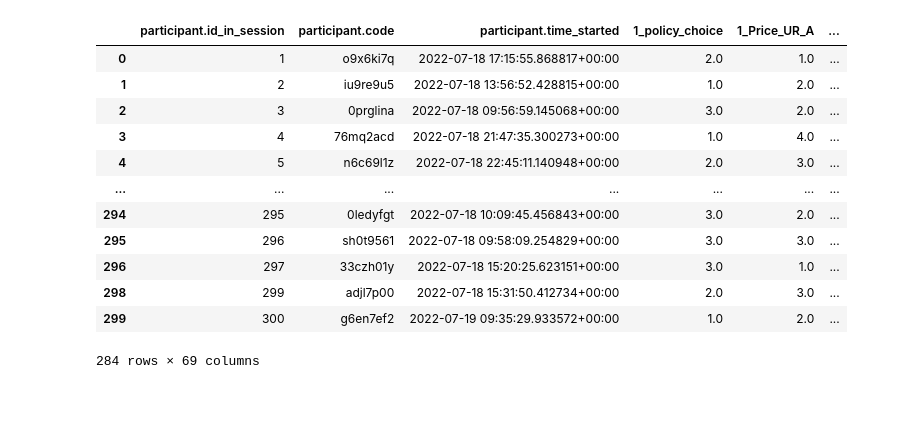
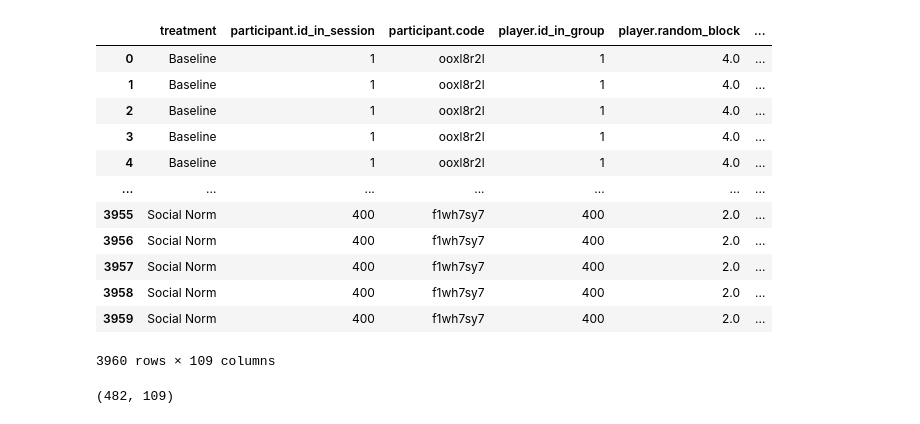
Before and after one commit to saraghivarello/APlanet, a Jupyter notebook: Pilot_2/Rearrange_datasets/part2_to_rows.ipynb, the cells around one changed output. Drawn from its saved outputs; the diff is of its cells as text; code cells hidden in the pictures.

```diff
--- a/Pilot_2/Rearrange_datasets/part2_to_rows.ipynb
+++ b/Pilot_2/Rearrange_datasets/part2_to_rows.ipynb
@@ -39,13 +84,15 @@ df2.rename(columns = {'player.policy_choice':'1_policy_choice','player.Price_UR_
+# %%
+N=334
 # %%
-for i in [1,2,3,4,5]:
-    df2['%d_policy_choice' %(i+1)] = np.append(df2['1_policy_choice'][(N*i):(N*(i+1))].tolist(),np.zeros(1420))
-    df2['%d_Price_UR_A' %(i+1)] = np.append(df2['1_Price_UR_A'][(N*i):(N*(i+1))].tolist(),np.zeros(1420))
-    df2['%d_Price_UN_A' %(i+1)] = np.append(df2['1_Price_UN_A'][(N*i):(N*(i+1))].tolist(),np.zeros(1420))
-    df2['%d_Price_O_A' %(i+1)] = np.append(df2['1_Price_O_A' ][(N*i):(N*(i+1))].tolist(),np.zeros(1420))
-    df2['%d_EV_A' %(i+1)] = np.append(df2['1_EV_A' ][(N*i):(N*(i+1))].tolist(),np.zeros(1420))
-    df2['%d_Revenue_A' %(i+1)] = np.append(df2['1_Revenue_A' ][(N*i):(N*(i+1))].tolist(),np.zeros(1420))
-    df2['%d_Price_UR_B' %(i+1)] = np.append(df2['1_Price_UR_B' ][(N*i):(N*(i+1))].tolist(),np.zeros(1420))
-    df2['%d_Price_UN_B' %(i+1)] = np.append(df2['1_Price_UN_B' ][(N*i):(N*(i+1))].tolist(),np.zeros(1420))
-    df2['%d_Price_O_B' %(i+1)] = np.append(df2['1_Price_O_B' ][(N*i):(N*(i+1))].tolist(),np.zeros(1420))
-    df2['%d_EV_B' %(i+1)] = np.append(df2['1_EV_B' ][(N*i):(N*(i+1))].tolist(),np.zeros(1420))
-    df2['%d_Revenue_B' %(i+1)] = np.append(df2['1_Revenue_B' ][(N*i):(N*(i+1))].tolist(),np.zeros(1420))
+for i in [1,2,3,4,5,6,7]:
+    df1c['%d_policy_choice' %(i+1)] = np.append(df1c['1_policy_choice'][(N*i):(N*(i+1))].tolist(),np.zeros(N*7))
+    df1c['%d_Price_UR_A' %(i+1)] = np.append(df1c['1_Price_UR_A'][(N*i):(N*(i+1))].tolist(),np.zeros(N*7))
+    df1c['%d_Price_UN_A' %(i+1)] = np.append(df1c['1_Price_UN_A'][(N*i):(N*(i+1))].tolist(),np.zeros(N*7))
+    df1c['%d_Price_O_A' %(i+1)] = np.append(df1c['1_Price_O_A' ][(N*i):(N*(i+1))].tolist(),np.zeros(N*7))
+    df1c['%d_EV_A' %(i+1)] = np.append(df1c['1_EV_A' ][(N*i):(N*(i+1))].tolist(),np.zeros(N*7))
+    df1c['%d_Revenue_A' %(i+1)] = np.append(df1c['1_Revenue_A' ][(N*i):(N*(i+1))].tolist(),np.zeros(N*7))
+    df1c['%d_Price_UR_B' %(i+1)] = np.append(df1c['1_Price_UR_B' ][(N*i):(N*(i+1))].tolist(),np.zeros(N*7))
+    df1c['%d_Price_UN_B' %(i+1)] = np.append(df1c['1_Price_UN_B' ][(N*i):(N*(i+1))].tolist(),np.zeros(N*7))
+    df1c['%d_Price_O_B' %(i+1)] = np.append(df1c['1_Price_O_B' ][(N*i):(N*(i+1))].tolist(),np.zeros(N*7))
+    df1c['%d_EV_B' %(i+1)] = np.append(df1c['1_EV_B' ][(N*i):(N*(i+1))].tolist(),np.zeros(N*7))
+    df1c['%d_Revenue_B' %(i+1)] = np.append(df1c['1_Revenue_B' ][(N*i):(N*(i+1))].tolist(),np.zeros(N*7))
@@ -53,0 +101,4 @@ df2 = df2[0:N]
+# %%
+df1c
+for col in ['player.attributes_binary_1', 'player.attributes_binary_2', 'player.attributes_binary_3', 'player.attributes_binary_4', 'player.attributes_binary_5']:
+    df1c[col] = df1c.groupby('participant.code')[col].transform(lambda x: x.ffill().bfill())
@@ -53,0 +134,9 @@ df2 = df2[0:N]
+# %%
+#merge values of player.attributes binary where df1c[df1c['subsession.round_number'] == 8] to all participants according to their participant.code
+filtered_df = df1c[df1c['subsession.round_number'] == 8][['participant.code', 'player.attributes_binary_1', 'player.attributes_binary_2', 'player.attributes_binary_3', 'player.attributes_binary_4', 'player.attributes_binary_5']]
+
+# Merge the filtered DataFrame back to the original DataFrame on participant.code
+df1c = df1c.merge(filtered_df, on='participant.code', how='inner')
+
+# Display the updated DataFrame
+df1c
@@ -54,17 +162,17 @@ df2 = df2[0:N]
 # %%
 pd.set_option('display.max_columns', None)
-df2
+df1c
 # %% [output]
-|  | participant.id_in_session | participant.code | participant.time_started | 1_policy_choice | 1_Price_UR_A | ... |
-| 0 | 1 | o9x6ki7q | 2022-07-18 17:15:55.868817+00:00 | 2.0 | 1.0 | ... |
-| 1 | 2 | iu9re9u5 | 2022-07-18 13:56:52.428815+00:00 | 1.0 | 2.0 | ... |
-| 2 | 3 | 0prglina | 2022-07-18 09:56:59.145068+00:00 | 3.0 | 2.0 | ... |
-| 3 | 4 | 76mq2acd | 2022-07-18 21:47:35.300273+00:00 | 1.0 | 4.0 | ... |
-| 4 | 5 | n6c69l1z | 2022-07-18 22:45:11.140948+00:00 | 2.0 | 3.0 | ... |
+|  | treatment | participant.id_in_session | participant.code | player.id_in_group | player.random_block | ... |
+| 0 | Baseline | 1 | ooxl8r2l | 1 | 4.0 | ... |
+| 1 | Baseline | 1 | ooxl8r2l | 1 | 4.0 | ... |
+| 2 | Baseline | 1 | ooxl8r2l | 1 | 4.0 | ... |
+| 3 | Baseline | 1 | ooxl8r2l | 1 | 4.0 | ... |
+| 4 | Baseline | 1 | ooxl8r2l | 1 | 4.0 | ... |
 | ... | ... | ... | ... | ... | ... | ... |
-| 294 | 295 | 0ledyfgt | 2022-07-18 10:09:45.456843+00:00 | 3.0 | 2.0 | ... |
-| 295 | 296 | sh0t9561 | 2022-07-18 09:58:09.254829+00:00 | 3.0 | 3.0 | ... |
-| 296 | 297 | 33czh01y | 2022-07-18 15:20:25.623151+00:00 | 3.0 | 1.0 | ... |
-| 298 | 299 | adjl7p00 | 2022-07-18 15:31:50.412734+00:00 | 2.0 | 3.0 | ... |
-| 299 | 300 | g6en7ef2 | 2022-07-19 09:35:29.933572+00:00 | 1.0 | 2.0 | ... |
+| 3955 | Social Norm | 400 | f1wh7sy7 | 400 | 2.0 | ... |
+| 3956 | Social Norm | 400 | f1wh7sy7 | 400 | 2.0 | ... |
+| 3957 | Social Norm | 400 | f1wh7sy7 | 400 | 2.0 | ... |
+| 3958 | Social Norm | 400 | f1wh7sy7 | 400 | 2.0 | ... |
+| 3959 | Social Norm | 400 | f1wh7sy7 | 400 | 2.0 | ... |
-284 rows × 69 columns
+3960 rows × 109 columns
@@ -72,0 +189,4 @@ df2.to_excel(r"C:\Users\PcLaptop\Documents\GitHub\APlanet\Pilot_1\Rearrange_data
+# %%
+np.shape(filtered_df)
+# %% [output]
+(482, 109)
```
Also changed, not shown: parts of 23 cells of this notebook, 4 other files.
